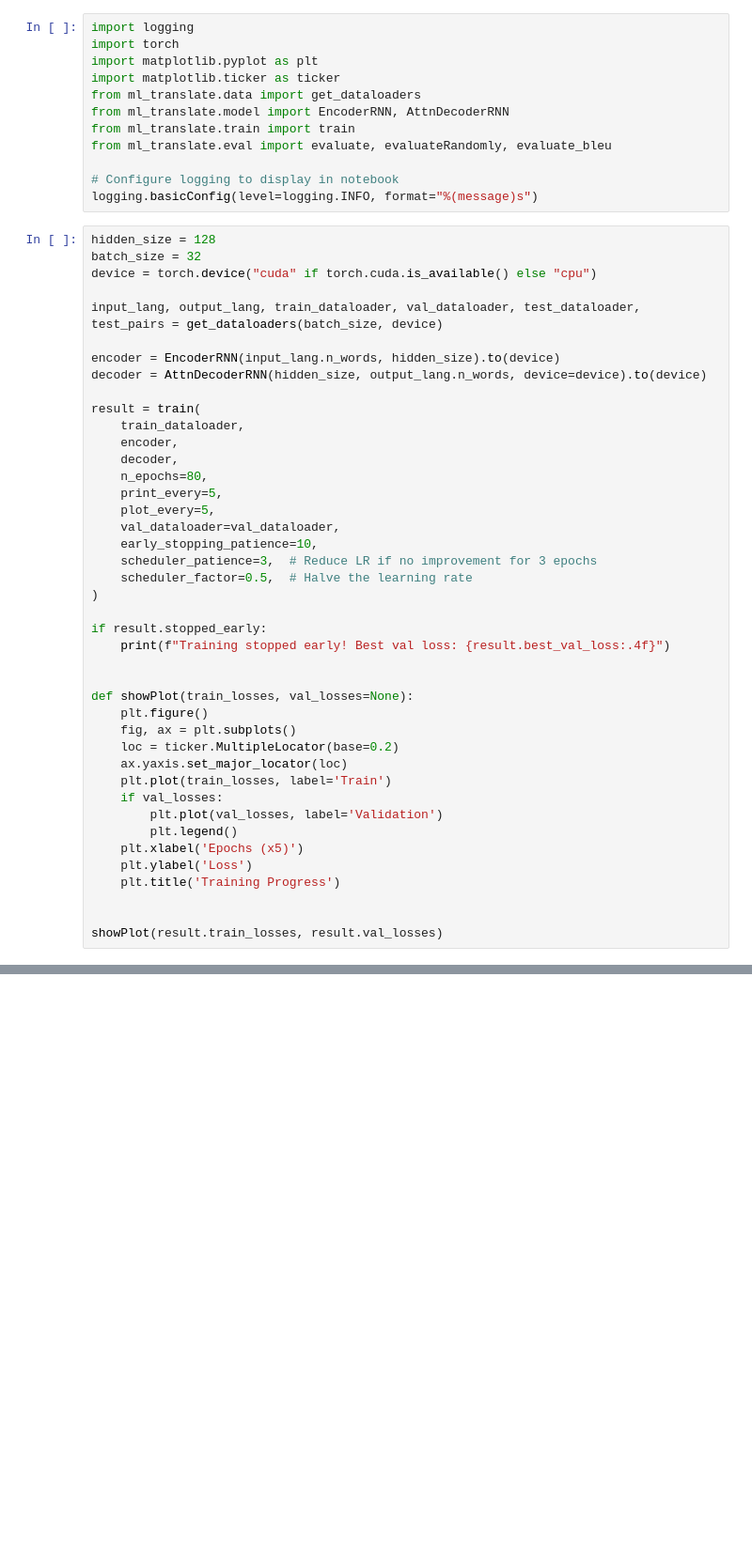
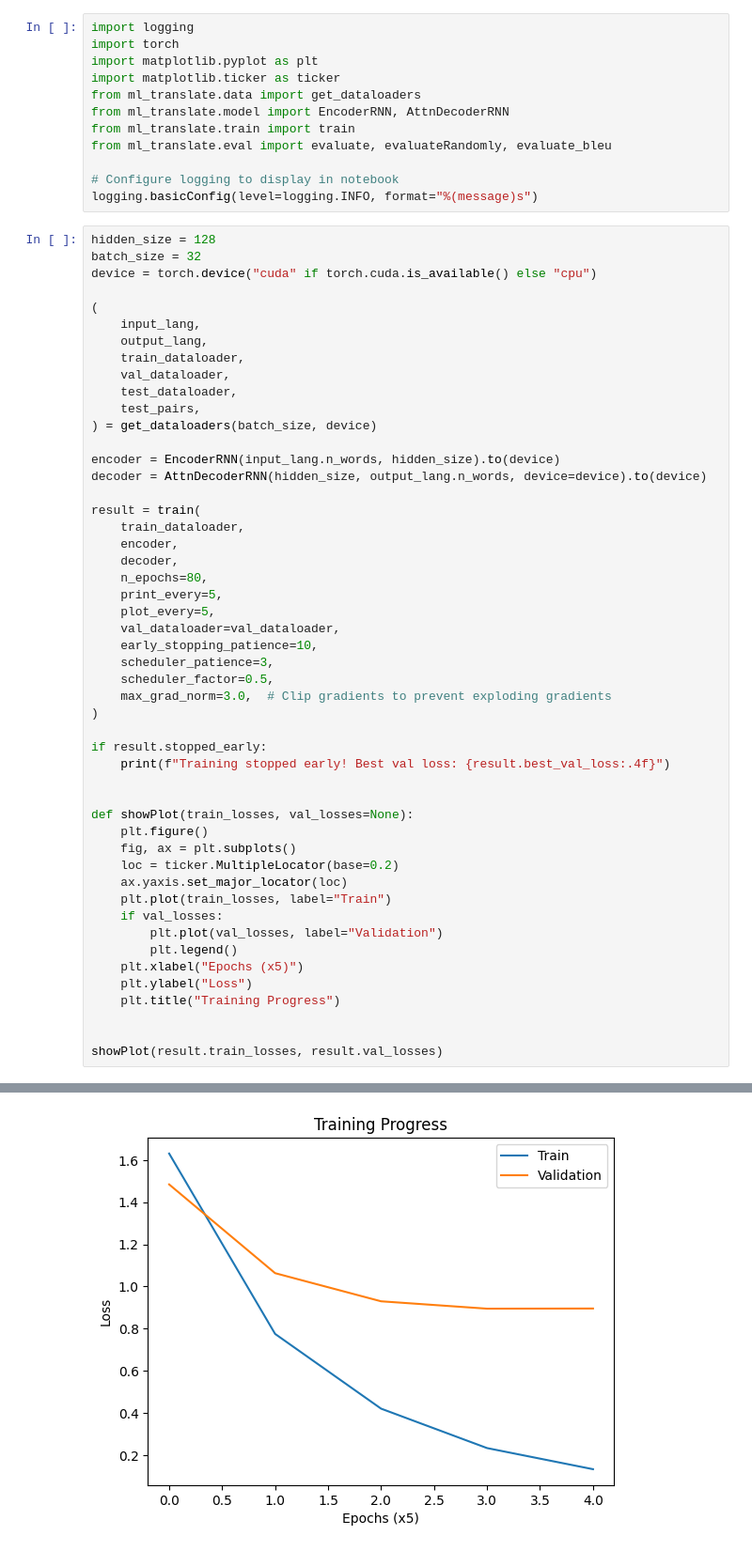
Before and after one commit to nofable/ml-translate, a Jupyter notebook: notebooks/translate.ipynb, the cells around one changed output, grey strips where cells are left out. Shown at 94% size. Saved outputs shown, nothing was run; the diff lists cells and outputs as text; blank space fills up the shorter version.

Commit message:
gradient clipping and log improvements

```diff
--- a/notebooks/translate.ipynb
+++ b/notebooks/translate.ipynb
@@ -15,7 +15,14 @@ hidden_size = 128
 batch_size = 32
 device = torch.device("cuda" if torch.cuda.is_available() else "cpu")
 
-input_lang, output_lang, train_dataloader, val_dataloader, test_dataloader, test_pairs = get_dataloaders(batch_size, device)
+(
+    input_lang,
+    output_lang,
+    train_dataloader,
+    val_dataloader,
+    test_dataloader,
+    test_pairs,
+) = get_dataloaders(batch_size, device)
 
 encoder = EncoderRNN(input_lang.n_words, hidden_size).to(device)
 decoder = AttnDecoderRNN(hidden_size, output_lang.n_words, device=device).to(device)
@@ -29,8 +36,9 @@ result = train(
     plot_every=5,
     val_dataloader=val_dataloader,
     early_stopping_patience=10,
-    scheduler_patience=3,  # Reduce LR if no improvement for 3 epochs
-    scheduler_factor=0.5,  # Halve the learning rate
+    scheduler_patience=3,
+    scheduler_factor=0.5,
+    max_grad_norm=3.0,  # Clip gradients to prevent exploding gradients
 )
 
 if result.stopped_early:
@@ -42,13 +50,14 @@ def showPlot(train_losses, val_losses=None):
     fig, ax = plt.subplots()
     loc = ticker.MultipleLocator(base=0.2)
     ax.yaxis.set_major_locator(loc)
-    plt.plot(train_losses, label='Train')
+    plt.plot(train_losses, label="Train")
     if val_losses:
-        plt.plot(val_losses, label='Validation')
+        plt.plot(val_losses, label="Validation")
         plt.legend()
-    plt.xlabel('Epochs (x5)')
-    plt.ylabel('Loss')
-    plt.title('Training Progress')
+    plt.xlabel("Epochs (x5)")
+    plt.ylabel("Loss")
+    plt.title("Training Progress")
 
 
 showPlot(result.train_losses, result.val_losses)
+# %% [output]
@@ -55,3 +82,4 @@ showPlot(result.train_losses, result.val_losses)
+[figure, added]
 # %%
 encoder.eval()
 decoder.eval()
```
Also changed, not shown: parts of 3 cells of this notebook, 6 other files.
